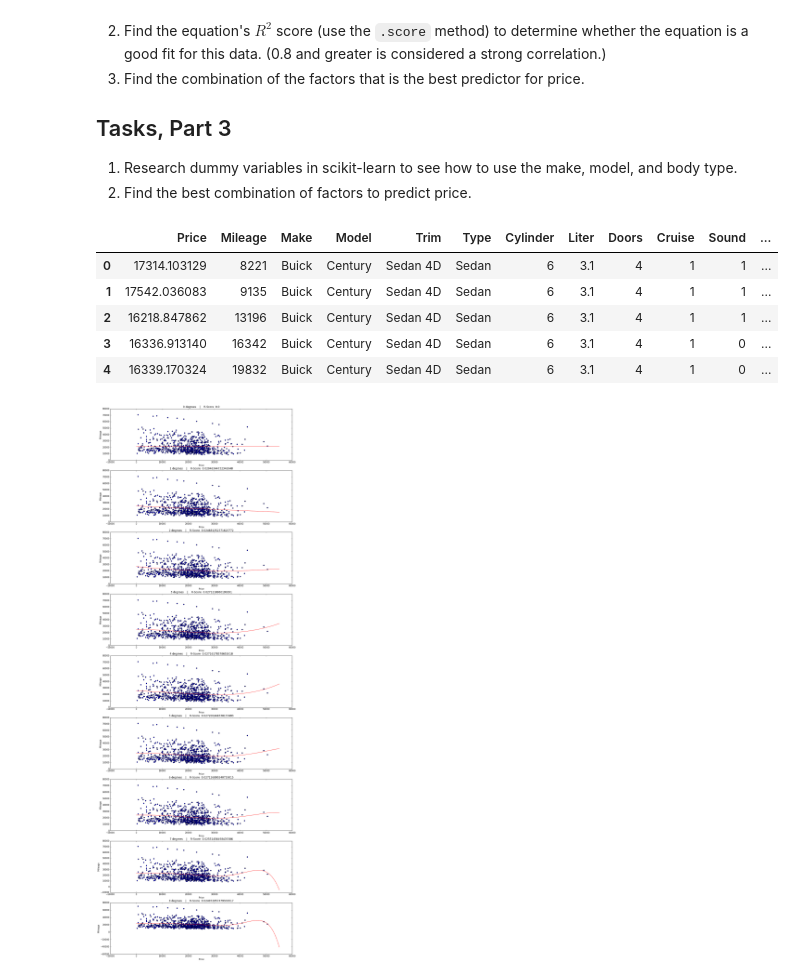
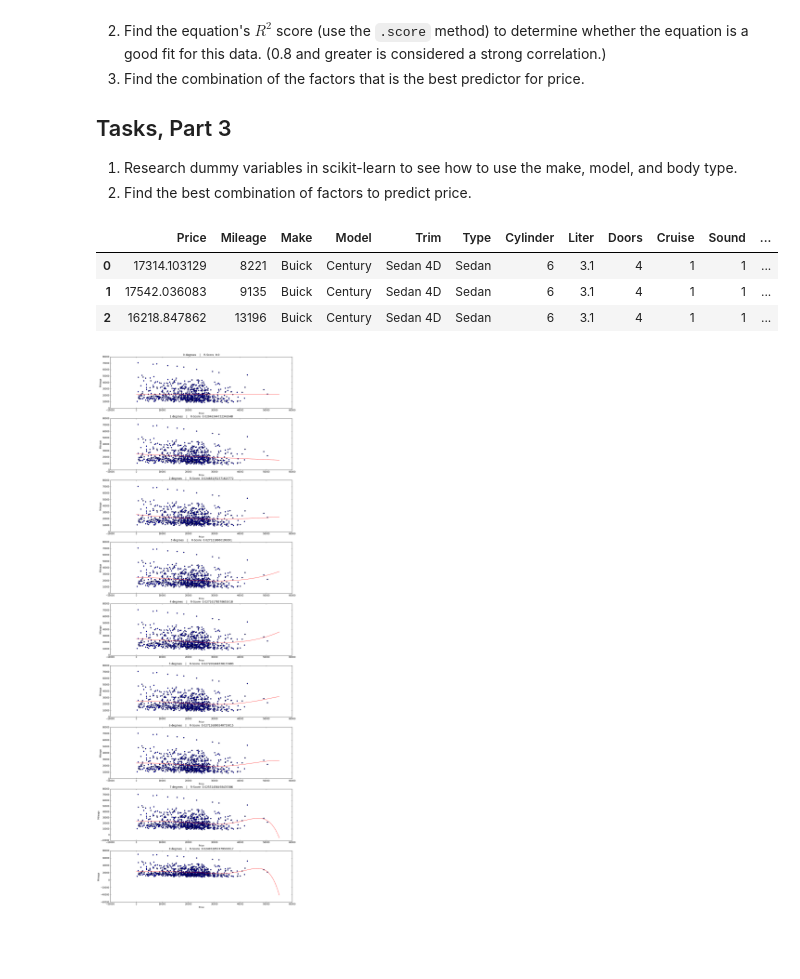
Before and after one commit to sateigen/car-worth-linear-regression, a Jupyter notebook: car-worth.ipynb, the cells around one changed output. Cells and saved outputs as stored; diff of their text form; code cells hidden in the pictures; blank space fills up the shorter version.

```diff
--- a/car-worth.ipynb
+++ b/car-worth.ipynb
@@ -47,14 +47,12 @@ equation is a good fit for this data. (0.8 and greater is considered a strong co
 # %%
 df = pd.read_csv("car_data.csv")
 # %%
-df.head()
+df.head(3)
 # %% [output]
 |  | Price | Mileage | Make | Model | Trim | Type | Cylinder | Liter | Doors | Cruise | Sound | ... |
 | 0 | 17314.103129 | 8221 | Buick | Century | Sedan 4D | Sedan | 6 | 3.1 | 4 | 1 | 1 | ... |
 | 1 | 17542.036083 | 9135 | Buick | Century | Sedan 4D | Sedan | 6 | 3.1 | 4 | 1 | 1 | ... |
 | 2 | 16218.847862 | 13196 | Buick | Century | Sedan 4D | Sedan | 6 | 3.1 | 4 | 1 | 1 | ... |
-| 3 | 16336.913140 | 16342 | Buick | Century | Sedan 4D | Sedan | 6 | 3.1 | 4 | 1 | 0 | ... |
-| 4 | 16339.170324 | 19832 | Buick | Century | Sedan 4D | Sedan | 6 | 3.1 | 4 | 1 | 0 | ... |
 # %%
 X = df[['Mileage']]
 y = df[['Price']]
```
Also changed, not shown: parts of 3 cells of this notebook.
